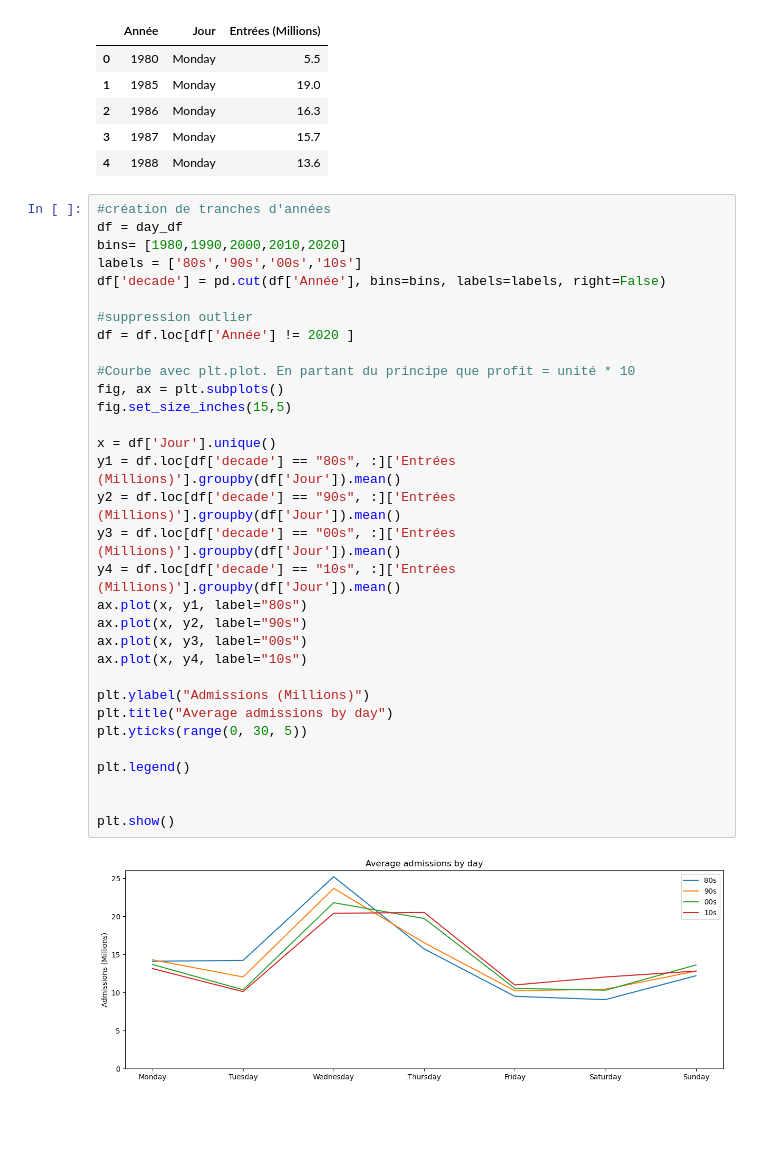
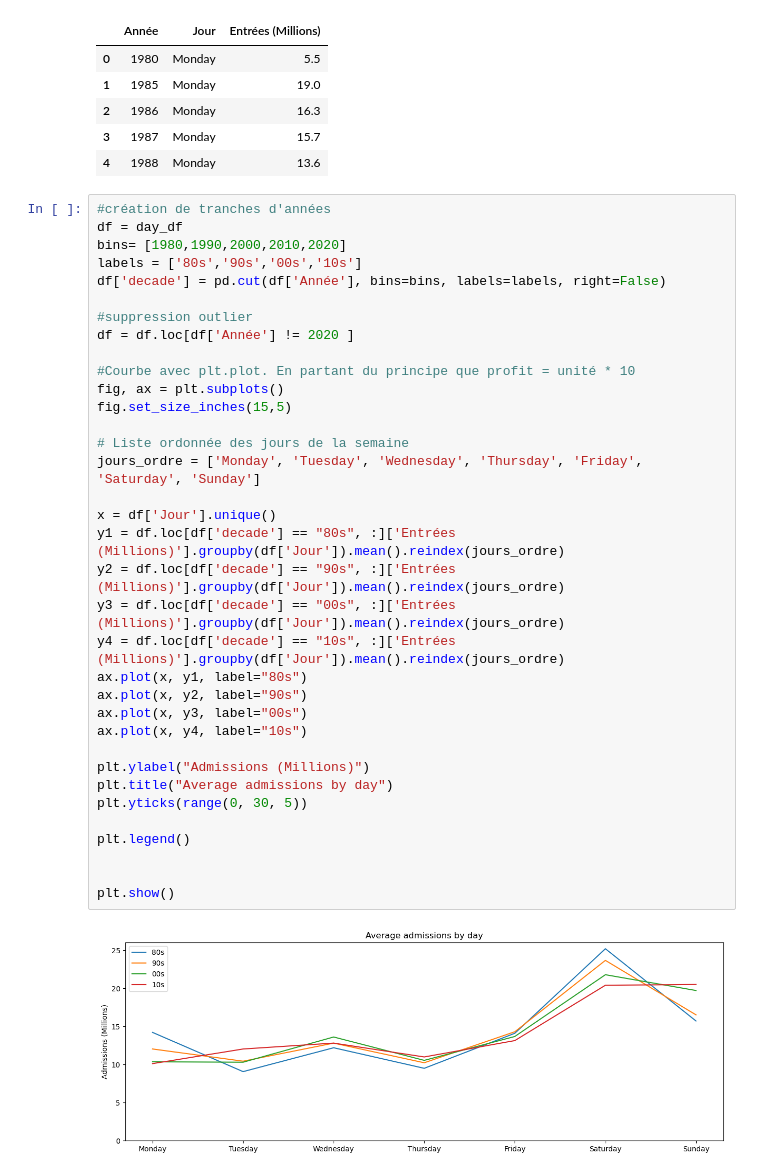
Before and after one commit to jocelyn-ep/S6-J3-Cinema_audience_analysis, a Jupyter notebook: cinema.ipynb, the cells around one changed output. Saved outputs shown, nothing was run; the diff lists cells and outputs as text; blank space fills up the shorter version.

Commit message:
daily audience graph and ppt updated

```diff
--- a/cinema.ipynb
+++ b/cinema.ipynb
@@ -69,34 +69,37 @@ df.head()
 # %%
 #création de tranches d'années
 df = day_df
 bins= [1980,1990,2000,2010,2020]
 labels = ['80s','90s','00s','10s']
 df['decade'] = pd.cut(df['Année'], bins=bins, labels=labels, right=False)
 
 #suppression outlier
 df = df.loc[df['Année'] != 2020 ]
 
 #Courbe avec plt.plot. En partant du principe que profit = unité * 10
 fig, ax = plt.subplots()
 fig.set_size_inches(15,5)
 
+# Liste ordonnée des jours de la semaine
+jours_ordre = ['Monday', 'Tuesday', 'Wednesday', 'Thursday', 'Friday', 'Saturday', 'Sunday']
+
 x = df['Jour'].unique()
-y1 = df.loc[df['decade'] == "80s", :]['Entrées (Millions)'].groupby(df['Jour']).mean()
-y2 = df.loc[df['decade'] == "90s", :]['Entrées (Millions)'].groupby(df['Jour']).mean()
-y3 = df.loc[df['decade'] == "00s", :]['Entrées (Millions)'].groupby(df['Jour']).mean()
-y4 = df.loc[df['decade'] == "10s", :]['Entrées (Millions)'].groupby(df['Jour']).mean()
+y1 = df.loc[df['decade'] == "80s", :]['Entrées (Millions)'].groupby(df['Jour']).mean().reindex(jours_ordre)
+y2 = df.loc[df['decade'] == "90s", :]['Entrées (Millions)'].groupby(df['Jour']).mean().reindex(jours_ordre)
+y3 = df.loc[df['decade'] == "00s", :]['Entrées (Millions)'].groupby(df['Jour']).mean().reindex(jours_ordre)
+y4 = df.loc[df['decade'] == "10s", :]['Entrées (Millions)'].groupby(df['Jour']).mean().reindex(jours_ordre)
 ax.plot(x, y1, label="80s")
 ax.plot(x, y2, label="90s")
 ax.plot(x, y3, label="00s")
 ax.plot(x, y4, label="10s")
 
 plt.ylabel("Admissions (Millions)")
 plt.title("Average admissions by day")
 plt.yticks(range(0, 30, 5))
 
 plt.legend()
 
 
 plt.show()
 # %% [output]
-[figure, old version]
+[figure, new version]
```
Also changed, not shown: parts of 1 cell of this notebook, 2 other files.
